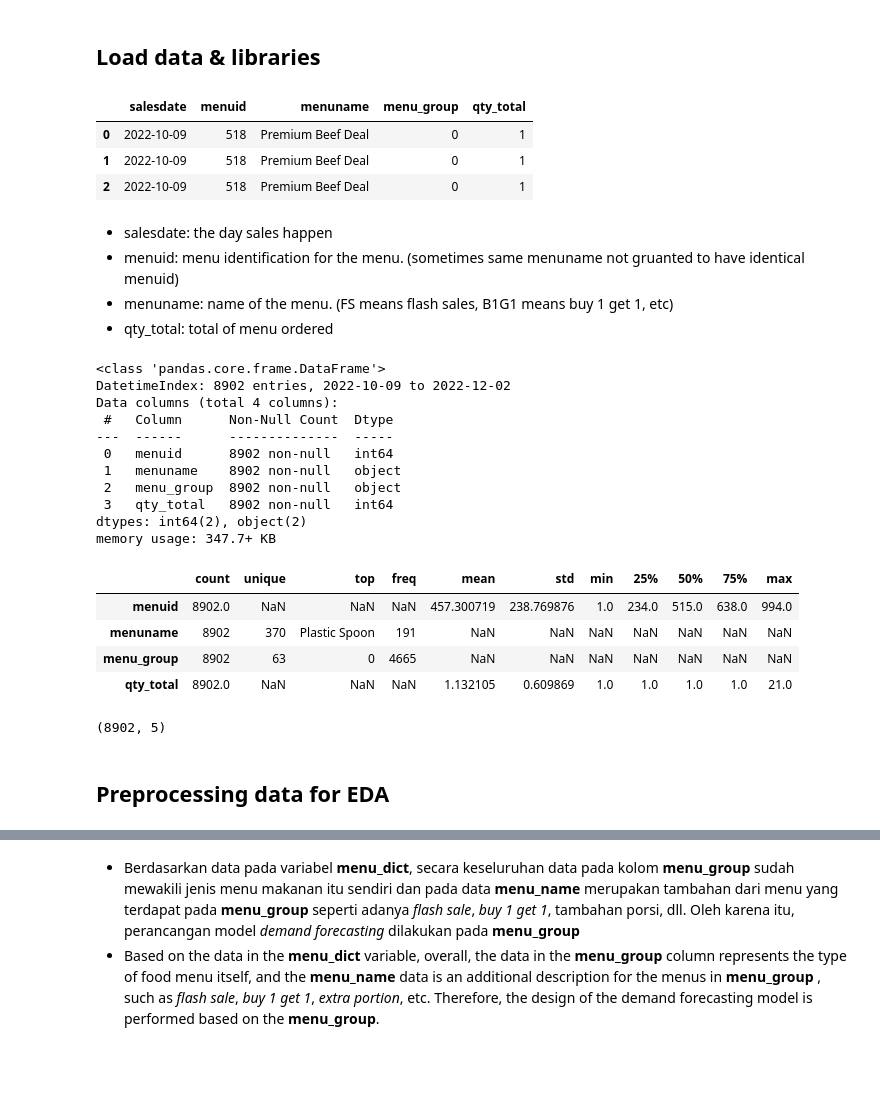
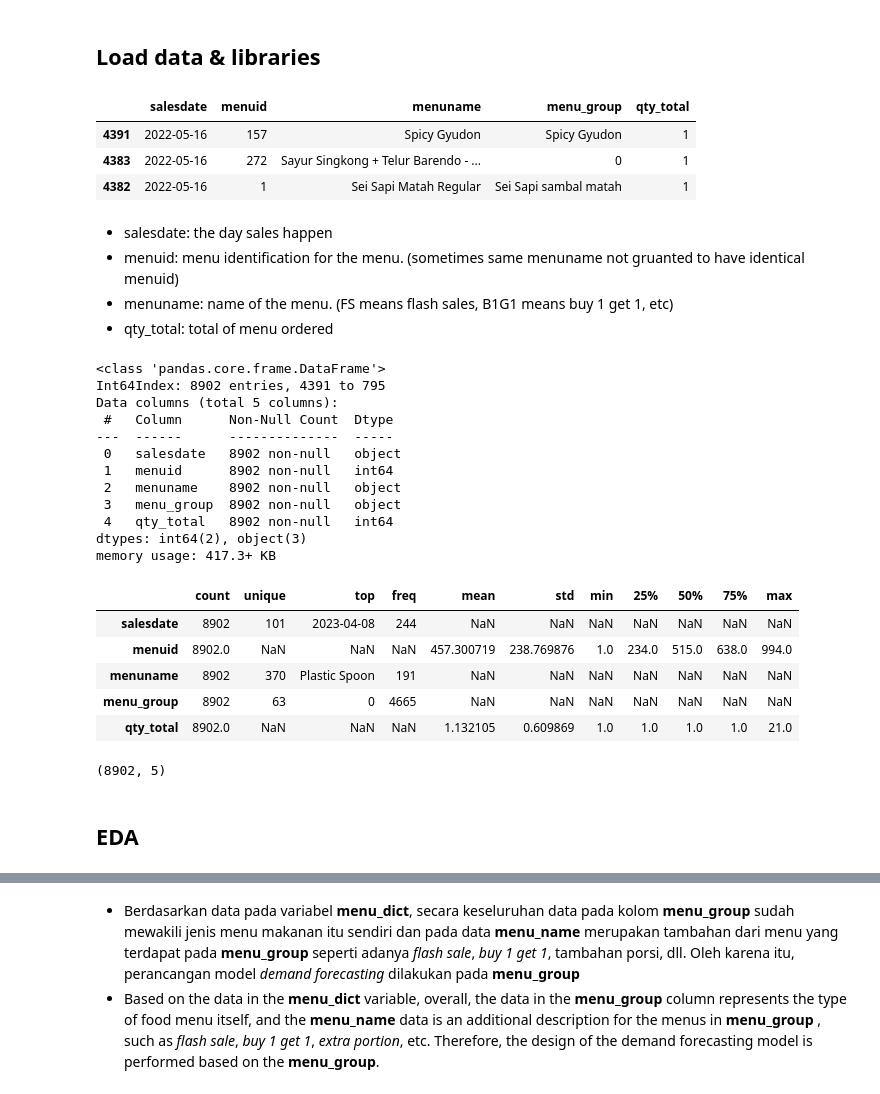
Before and after one commit to wilsonalfrido/legit-test, a Jupyter notebook: notebooks/EDA & Modelling.ipynb, the cells around one changed output, grey strips where cells are left out. Drawn from its saved outputs; the diff is of its cells as text; code cells hidden in the pictures; blank space fills up the shorter version.

```diff
--- a/notebooks/EDA & Modelling.ipynb
+++ b/notebooks/EDA & Modelling.ipynb
@@ -12,12 +13,13 @@ from sklearn.metrics import mean_squared_error, mean_absolute_error
 from bayes_opt import BayesianOptimization
 # %%
 df = pd.read_csv("../dataset/interview-test.csv")
+df.sort_values(by='salesdate', inplace = True)
 df.head(3)
 # %% [output]
 |  | salesdate | menuid | menuname | menu_group | qty_total |
-| 0 | 2022-10-09 | 518 | Premium Beef Deal | 0 | 1 |
-| 1 | 2022-10-09 | 518 | Premium Beef Deal | 0 | 1 |
-| 2 | 2022-10-09 | 518 | Premium Beef Deal | 0 | 1 |
+| 4391 | 2022-05-16 | 157 | Spicy Gyudon | Spicy Gyudon | 1 |
+| 4383 | 2022-05-16 | 272 | Sayur Singkong + Telur Barendo - ... | 0 | 1 |
+| 4382 | 2022-05-16 | 1 | Sei Sapi Matah Regular | Sei Sapi sambal matah | 1 |
 # %% [markdown]
 - salesdate: the day sales happen
 - menuid: menu identification for the menu. (sometimes same menuname not gruanted to have identical menuid)
@@ -27,20 +29,22 @@ df.head(3)
 df.info()
 # %% [output]
 <class 'pandas.core.frame.DataFrame'>
-DatetimeIndex: 8902 entries, 2022-10-09 to 2022-12-02
-Data columns (total 4 columns):
+Int64Index: 8902 entries, 4391 to 795
+Data columns (total 5 columns):
  #   Column      Non-Null Count  Dtype
 ---  ------      --------------  -----
- 0   menuid      8902 non-null   int64
- 1   menuname    8902 non-null   object
- 2   menu_group  8902 non-null   object
- 3   qty_total   8902 non-null   int64
-dtypes: int64(2), object(2)
-memory usage: 347.7+ KB
+ 0   salesdate   8902 non-null   object
+ 1   menuid      8902 non-null   int64
+ 2   menuname    8902 non-null   object
+ 3   menu_group  8902 non-null   object
+ 4   qty_total   8902 non-null   int64
+dtypes: int64(2), object(3)
+memory usage: 417.3+ KB
 # %%
 df.describe(include = ['object','int','float']).T
 # %% [output]
 |  | count | unique | top | freq | mean | std | min | 25% | 50% | 75% | max |
+| salesdate | 8902 | 101 | 2023-04-08 | 244 | NaN | NaN | NaN | NaN | NaN | NaN | NaN |
 | menuid | 8902.0 | NaN | NaN | NaN | 457.300719 | 238.769876 | 1.0 | 234.0 | 515.0 | 638.0 | 994.0 |
 | menuname | 8902 | 370 | Plastic Spoon | 191 | NaN | NaN | NaN | NaN | NaN | NaN | NaN |
 | menu_group | 8902 | 63 | 0 | 4665 | NaN | NaN | NaN | NaN | NaN | NaN | NaN |
@@ -50,7 +54,7 @@ df.shape
 # %% [output]
 (8902, 5)
 # %% [markdown]
-## Preprocessing data for EDA
+## EDA
 # %%
 menu_grup_unique = df["menu_group"].unique()
 menu_name_unique = df["menuname"].unique()
```
Also changed, not shown: parts of 24 cells of this notebook.
